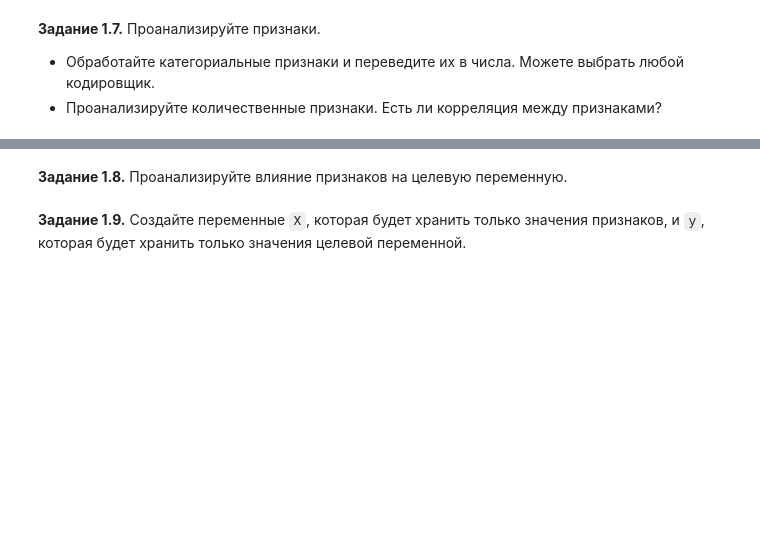
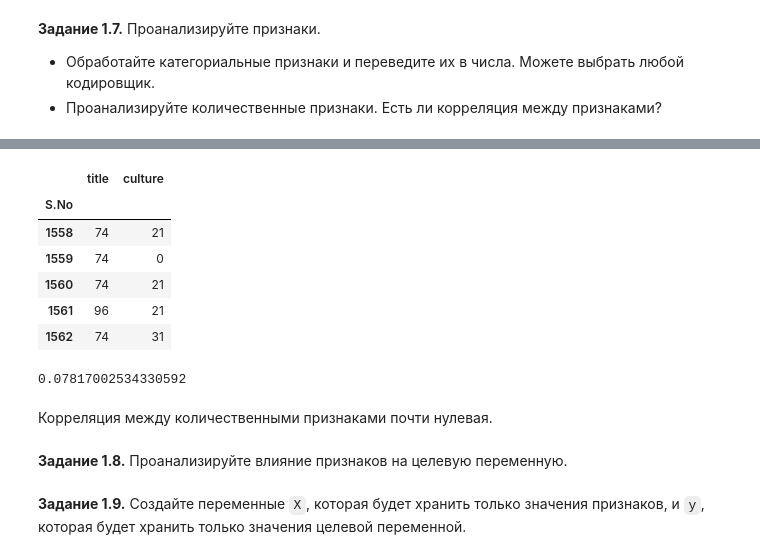
Before and after one commit to danila-kopitayko/ML-DL, a Jupyter notebook: week_01_ml_intro/Homework/hw_1_game_of_thrones.ipynb, the cells around one changed output, grey strips where cells are left out. Drawn from its saved outputs; the diff is of its cells as text; code cells hidden in the pictures; blank space fills up the shorter version.

```diff
--- a/week_01_ml_intro/Homework/hw_1_game_of_thrones.ipynb
+++ b/week_01_ml_intro/Homework/hw_1_game_of_thrones.ipynb
@@ -370,3 +388,24 @@ data.drop(columns=[...], inplace = True)
+# %%
+label_encoding = LabelEncoder()
+
+for col in categorical_columns:
+  data[col] = label_encoding.fit_transform(data[col])
+# %%
+data[categorical_columns].head()
+# %% [output]
+|  | title | culture |
+| S.No |  |  |
+| 1558 | 74 | 21 |
+| 1559 | 74 | 0 |
+| 1560 | 74 | 21 |
+| 1561 | 96 | 21 |
+| 1562 | 74 | 31 |
+# %%
+data['age'].corr(data['popularity'])
+# %% [output]
+0.07817002534330592
+# %% [markdown]
+Корреляция между количественными признаками почти нулевая.
 # %% [markdown]
 **Задание 1.8.** Проанализируйте влияние признаков на целевую переменную.
 # %%
```
Also changed, not shown: parts of 12 cells of this notebook.
